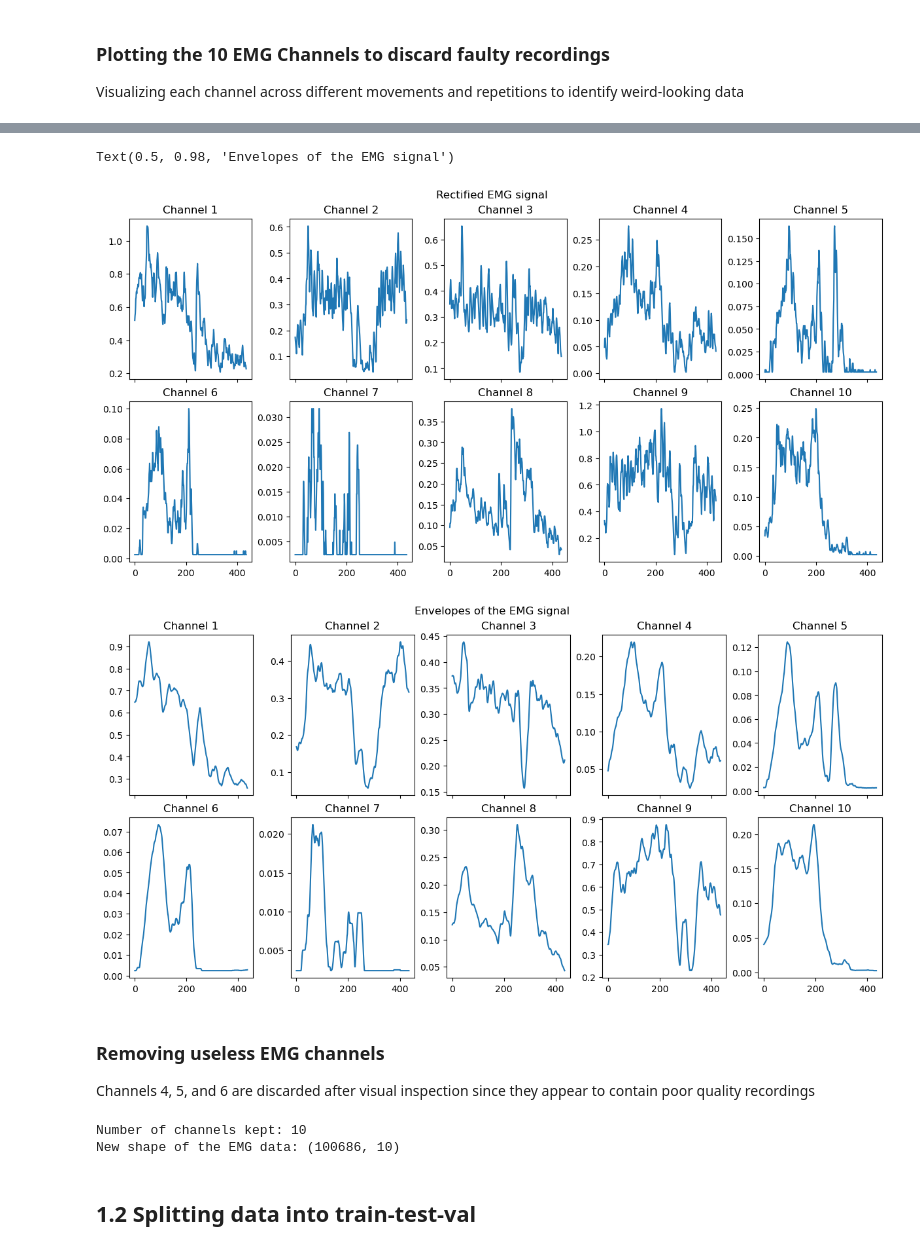
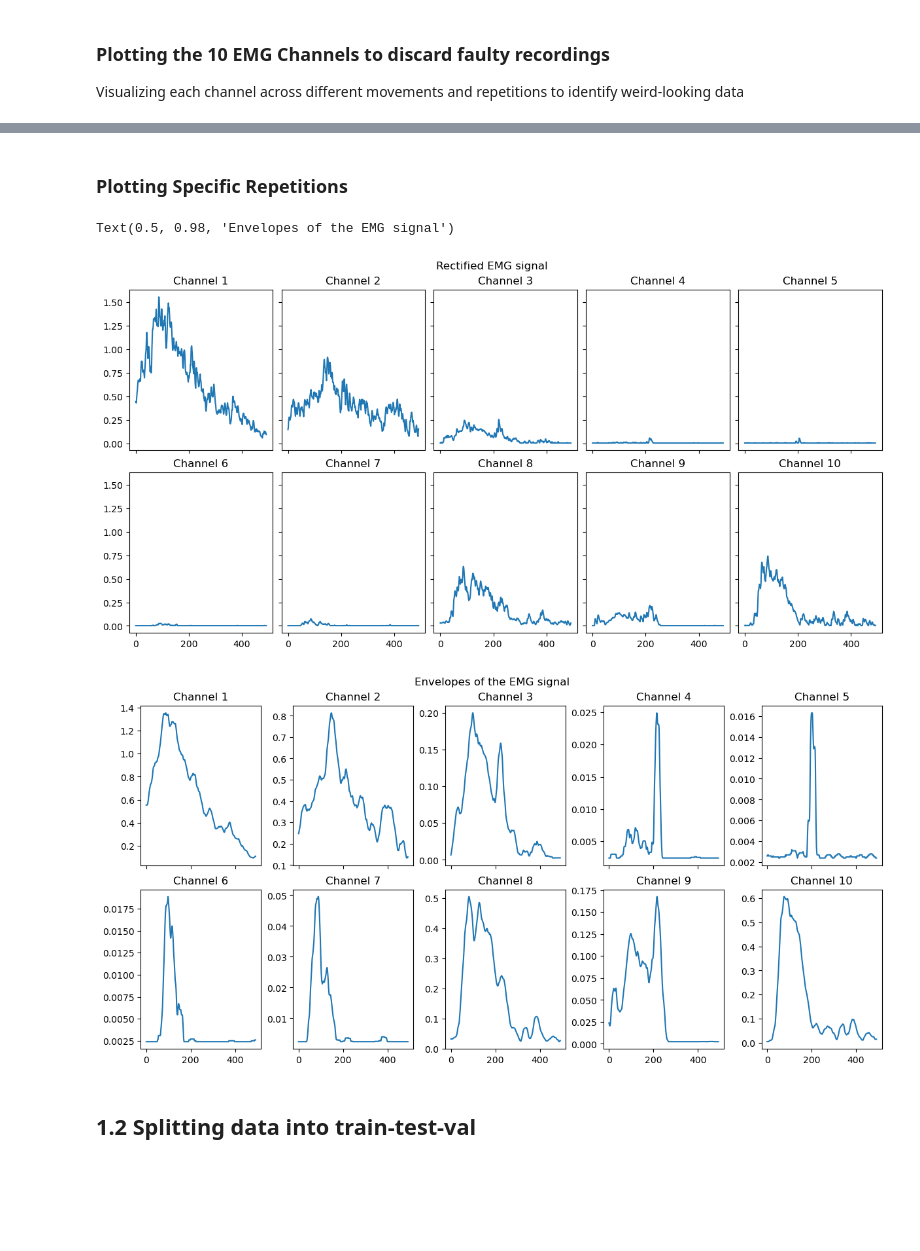
Before and after one commit to AlexisCogne/NSSP_projects, a Jupyter notebook: Project_2_EMG/part_1_Alexis.ipynb, the cells around one changed output, grey strips where cells are left out. Saved outputs shown, nothing was run; the diff lists cells and outputs as text; code cells hidden in the pictures; blank space fills up the shorter version.

```diff
--- a/Project_2_EMG/part_1_Alexis.ipynb
+++ b/Project_2_EMG/part_1_Alexis.ipynb
@@ -135,9 +135,22 @@ mov_mean_weights = np.ones(mov_mean_length) / mov_mean_length
 #initializing the data structure
 emg_windows = [[None for repetition_idx in range(n_repetitions)] for stimuli_idx in range(n_stimuli)]
 emg_envelopes = [[None for repetition_idx in range(n_repetitions)] for stimuli_idx in range(n_stimuli)]
+max_amplitudes = np.zeros(n_channels) # Keeping track of the max amplitude in each EMGs to later use for trial quality assessment data
+amplitudes_averaged = np.zeros(n_channels) # Keeping track of the mean amplitude in each EMGs to later use for trial quality assessment data
 
 for stimuli_idx in range(n_stimuli):
     for repetition_idx in range(n_repetitions):
         idx = np.logical_and(stimulus == stimuli_idx + 1, repetition == repetition_idx + 1).flatten()
         emg_windows[stimuli_idx][repetition_idx] = emg_rectified[idx, :]
         emg_envelopes[stimuli_idx][repetition_idx] = convolve1d(emg_windows[stimuli_idx][repetition_idx], mov_mean_weights, axis=0)
+
+        # Compare the channels mean amplitude element-wise to the maximal amplitudes stored so far
+        mean_values = emg_rectified[idx, :].mean(axis=0)
+        max_amplitudes = np.maximum(max_amplitudes,mean_values)
+        amplitudes_averaged += mean_values
+
+# Averaging the mean amplitudes over a window per channel
+amplitudes_averaged /= (n_repetitions * n_stimuli)
+
+for i in range(n_channels):
+    print(f"Channel {i+1}: Mean amplitude = {round(amplitudes_averaged[i], 3)} | Max amplitude = {round(max_amplitudes[i], 3)} ")
@@ -149,50 +198,31 @@ for stimuli_idx in range(n_stimuli):
+# %% [markdown]
+### Plotting Specific Repetitions
 # %%
-fig, ax = plt.subplots(2, 5, figsize=(12, 6), constrained_layout=True, sharex=True, sharey=False)
+fig, ax = plt.subplots(2, 5, figsize=(12, 6), constrained_layout=True, sharex=True, sharey=True)
 ax = ax.ravel()
 
 # Selecting the stimulus and repetition to plot the 10 EMG channels
 number_of_emg_channels = emg_rectified.shape[-1]
-stimulus_id = 2
-repetition_id = 4
-
-# Discarding channels with weird data (Pay attention that channel_id = Channel_number - 1 on the plot !)
-channels_to_discard = {}#{4, 5, 6}
+stimulus_id = 9
+repetition_id = 8
 
 # plot Rectified EMG signal
 for channel_idx in range(number_of_emg_channels):
-    if channel_idx in channels_to_discard:
-        continue
     ax[channel_idx].plot(emg_windows[stimulus_id][repetition_id][:, channel_idx])
     ax[channel_idx].set_title(f"Channel {channel_idx+1}")
 plt.suptitle("Rectified EMG signal")
 
 # plot Envelopes of the EMG signal
 fig, ax = plt.subplots(2, 5, figsize=(12, 6), constrained_layout=True, sharex=True, sharey=False)
 ax = ax.ravel()
 for channel_idx in range(number_of_emg_channels):
-    if channel_idx in channels_to_discard:
-        continue
     ax[channel_idx].plot(emg_envelopes[stimulus_id][repetition_id][:, channel_idx])
     ax[channel_idx].set_title(f"Channel {channel_idx+1}")
 plt.suptitle("Envelopes of the EMG signal")
 # %% [output]
 Text(0.5, 0.98, 'Envelopes of the EMG signal')
-[figure, old version]
+[figure, new version]
-[figure, old version]
+[figure, new version]
-# %% [markdown]
-### Removing useless EMG channels
-Channels 4, 5, and 6 are discarded after visual inspection since they appear to contain poor quality recordings
-# %%
-# Keeping only the clean EMG channels
-channels_kept = [i for i in range(number_of_emg_channels) if i not in channels_to_discard]
-kept_emg_data = np.delete(emg_rectified, list(channels_to_discard), axis=1)
-number_of_kept_channels = len(channels_kept)
-
-print(f"Number of channels kept: {number_of_kept_channels}")
-print(f"New shape of the EMG data: {kept_emg_data.shape}")
-# %% [output]
-Number of channels kept: 10
-New shape of the EMG data: (100686, 10)
 # %% [markdown]
 ## 1.2 Splitting data into train-test-val
 # %% [markdown]
```
Also changed, not shown: parts of 14 cells of this notebook.
